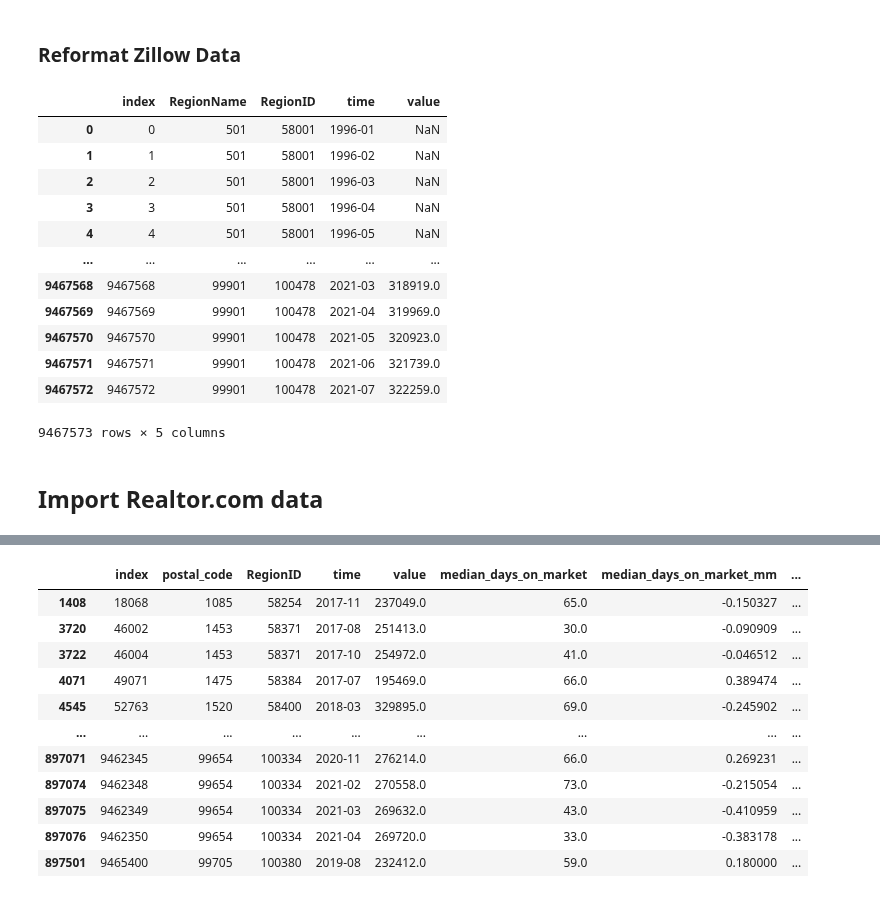
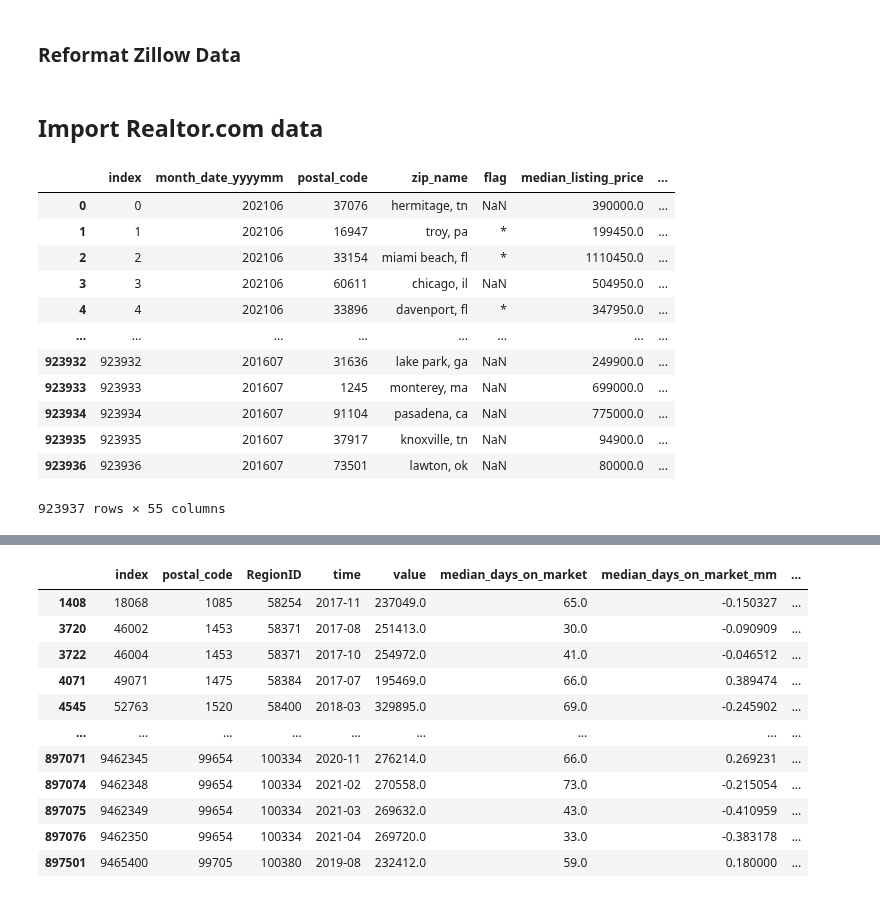
Before and after one commit to fivearm/Phase_4_Project, a Jupyter notebook: zip_code_selection_and_one_model.ipynb, the cells around one changed output, grey strips where cells are left out. Drawn from its saved outputs; the diff is of its cells as text; code cells hidden in the pictures.

```diff
--- a/zip_code_selection_and_one_model.ipynb
+++ b/zip_code_selection_and_one_model.ipynb
@@ -40,35 +40,35 @@ def melt_data(df, compress = False, _id_vars=None):
     resampled['time'] = resampled['time'].apply(lambda x: x.strftime('%Y-%m'))
     return resampled.reset_index()
 # %%
-home_value = pd.read_csv('/content/gdrive/MyDrive/Phase_4_Project/data/new_zillow_data.csv')
+home_value = pd.read_csv('/data/new_zillow_data.csv')
 zillow_data = melt_data(home_value)
-# %% [output]
-|  | index | RegionName | RegionID | time | value |
-| 0 | 0 | 501 | 58001 | 1996-01 | NaN |
-| 1 | 1 | 501 | 58001 | 1996-02 | NaN |
-| 2 | 2 | 501 | 58001 | 1996-03 | NaN |
-| 3 | 3 | 501 | 58001 | 1996-04 | NaN |
-| 4 | 4 | 501 | 58001 | 1996-05 | NaN |
-| ... | ... | ... | ... | ... | ... |
-| 9467568 | 9467568 | 99901 | 100478 | 2021-03 | 318919.0 |
-| 9467569 | 9467569 | 99901 | 100478 | 2021-04 | 319969.0 |
-| 9467570 | 9467570 | 99901 | 100478 | 2021-05 | 320923.0 |
-| 9467571 | 9467571 | 99901 | 100478 | 2021-06 | 321739.0 |
-| 9467572 | 9467572 | 99901 | 100478 | 2021-07 | 322259.0 |
-9467573 rows × 5 columns
 # %% [markdown]
 ## Import Realtor.com data
 # %%
-rdc_current_inventory = pd.read_csv('/content/gdrive/MyDrive/Phase_4_Project/data/RDC_inventory_currnt_month.csv')
-rdc_historical_inventory = pd.read_csv('/content/gdrive/MyDrive/Phase_4_Project/data/RDC_Inventory_Core_Metrics_Zip_History.csv')
+rdc_current_inventory = pd.read_csv('/data/RDC_inventory_currnt_month.csv')
+rdc_historical_inventory = pd.read_csv('/data/RDC_Inventory_Core_Metrics_Zip_History.csv')
 rdc_inventory = pd.concat([rdc_current_inventory, rdc_historical_inventory])
 
 
-rdc_hotness = pd.read_csv('/content/gdrive/MyDrive/Phase_4_Project/data/market_hotness.csv')
+rdc_hotness = pd.read_csv('/data/market_hotness.csv')
 # Find the common columns of the inventory and hotness dataframes and merge
 common_cols = rdc_hotness.columns[rdc_hotness.columns.isin(rdc_inventory.columns)]
 rdc_data = rdc_inventory.merge(rdc_hotness, on=list(common_cols),how='left')[:-1].reset_index()
 rdc_data
+# %% [output]
+|  | index | month_date_yyyymm | postal_code | zip_name | flag | median_listing_price | ... |
+| 0 | 0 | 202106 | 37076 | hermitage, tn | NaN | 390000.0 | ... |
+| 1 | 1 | 202106 | 16947 | troy, pa | * | 199450.0 | ... |
+| 2 | 2 | 202106 | 33154 | miami beach, fl | * | 1110450.0 | ... |
+| 3 | 3 | 202106 | 60611 | chicago, il | NaN | 504950.0 | ... |
+| 4 | 4 | 202106 | 33896 | davenport, fl | * | 347950.0 | ... |
+| ... | ... | ... | ... | ... | ... | ... | ... |
+| 923932 | 923932 | 201607 | 31636 | lake park, ga | NaN | 249900.0 | ... |
+| 923933 | 923933 | 201607 | 1245 | monterey, ma | NaN | 699000.0 | ... |
+| 923934 | 923934 | 201607 | 91104 | pasadena, ca | NaN | 775000.0 | ... |
+| 923935 | 923935 | 201607 | 37917 | knoxville, tn | NaN | 94900.0 | ... |
+| 923936 | 923936 | 201607 | 73501 | lawton, ok | NaN | 80000.0 | ... |
+923937 rows × 55 columns
 # %%
  # Target columns for further analysis
  cols =['median_days_on_market', 'median_days_on_market_mm',
```
Also changed, not shown: parts of 6 cells of this notebook.
